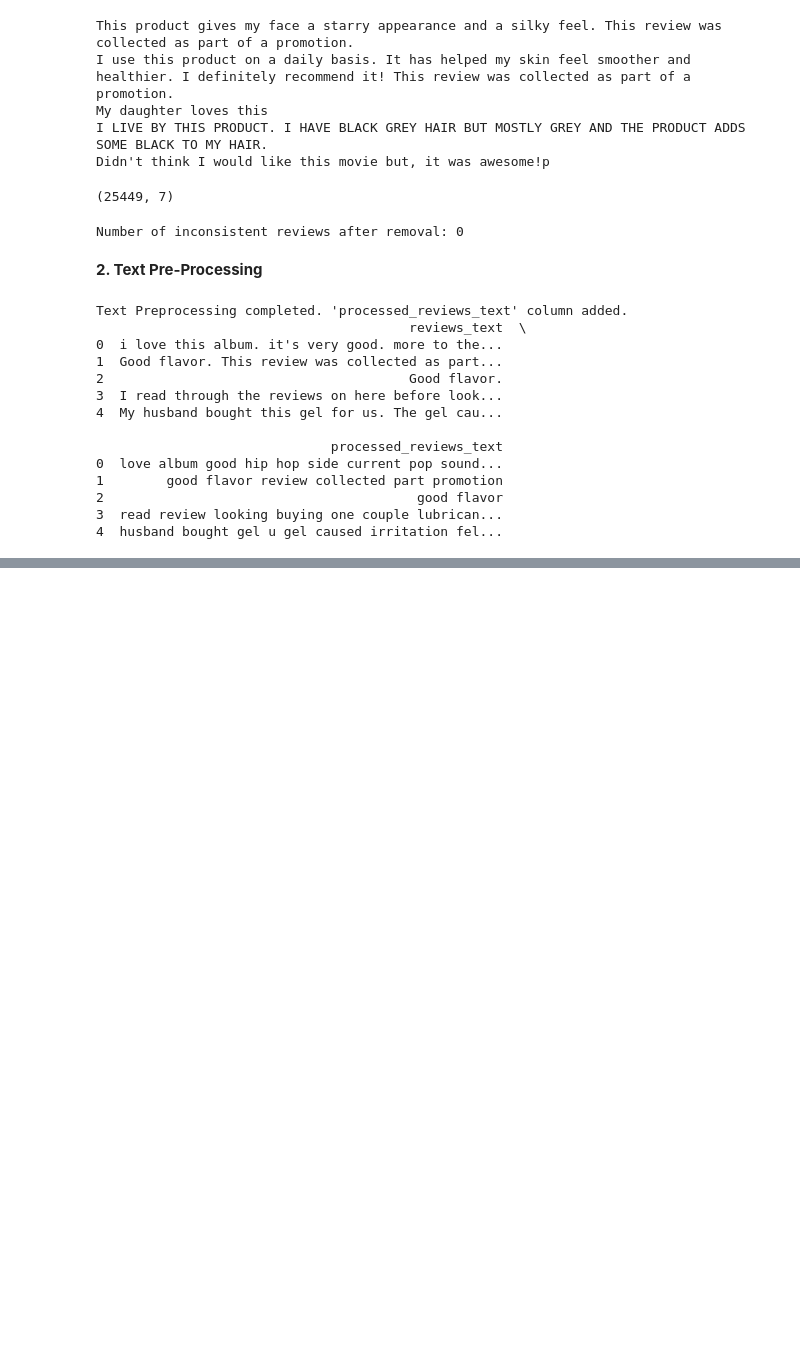
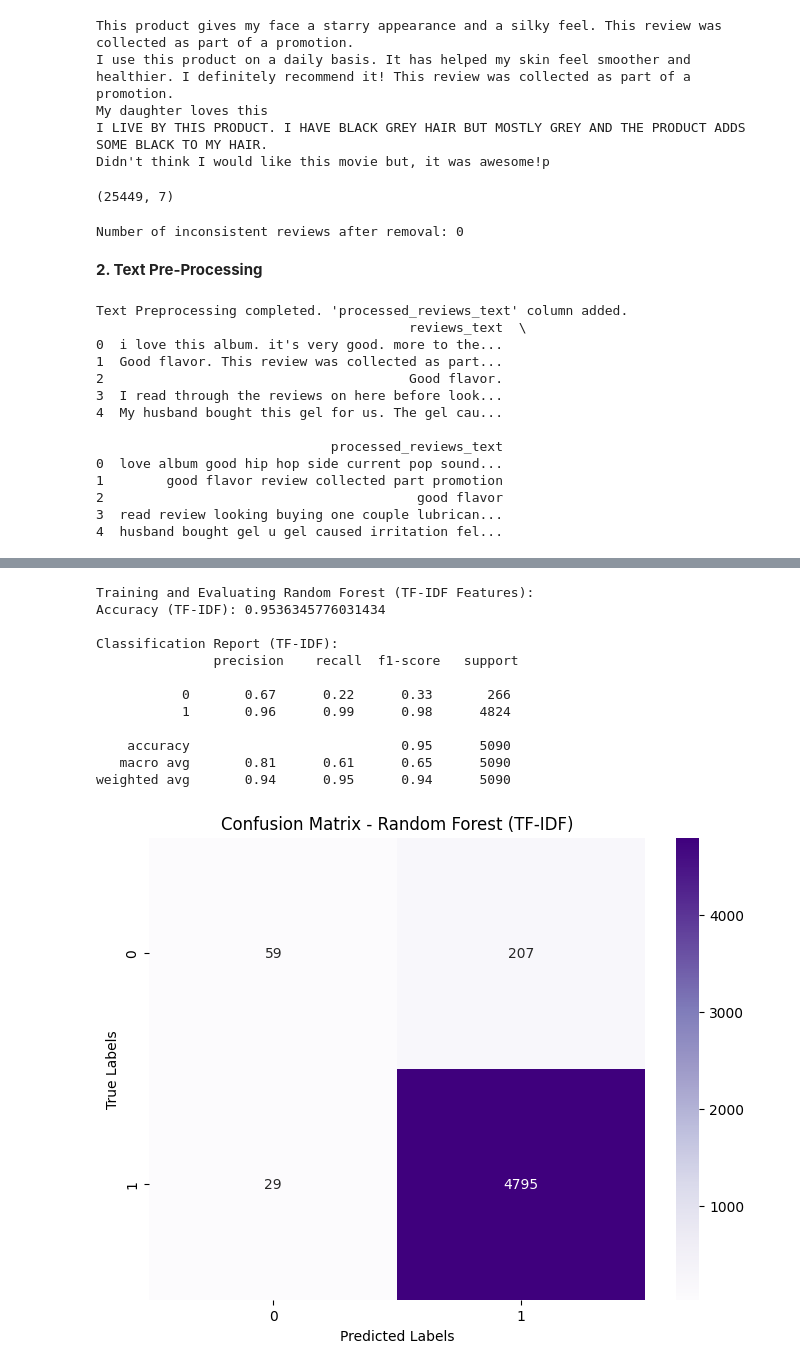
Before and after one commit to ayanmitra2021/GenAI_Capstone_Project, a Jupyter notebook: GenAI_Capstone_Project.ipynb, the cells around one changed output, grey strips where cells are left out. Saved outputs shown, nothing was run; the diff lists cells and outputs as text; code cells hidden in the pictures; blank space fills up the shorter version.

```diff
--- a/GenAI_Capstone_Project.ipynb
+++ b/GenAI_Capstone_Project.ipynb
@@ -388,0 +543,30 @@ extract_review_df.head()
+# %%
+# Training and Evaluate Random Forest (TF-IDF features)
+print("\nTraining and Evaluating Random Forest (TF-IDF Features):")
+rf_tfidf = RandomForestClassifier(random_state=42, class_weight='balanced')
+rf_tfidf.fit(X_train_tfidf, y_train)
+y_pred_rf_tfidf = rf_tfidf.predict(X_test_tfidf)
+
+print("Accuracy (TF-IDF):", accuracy_score(y_test, y_pred_rf_tfidf))
+print("\nClassification Report (TF-IDF):\n", classification_report(y_test, y_pred_rf_tfidf))
+cm_rf_tfidf = confusion_matrix(y_test, y_pred_rf_tfidf)
+plt.figure(figsize=(8, 6))
+sns.heatmap(cm_rf_tfidf, annot=True, fmt='d', cmap='Purples')
+plt.xlabel('Predicted Labels')
+plt.ylabel('True Labels')
+plt.title('Confusion Matrix - Random Forest (TF-IDF)')
+plt.show()
+# %% [output]
+Training and Evaluating Random Forest (TF-IDF Features):
+Accuracy (TF-IDF): 0.9536345776031434
+
+Classification Report (TF-IDF):
+               precision    recall  f1-score   support
+
+           0       0.67      0.22      0.33       266
+           1       0.96      0.99      0.98      4824
+
+    accuracy                           0.95      5090
+   macro avg       0.81      0.61      0.65      5090
+weighted avg       0.94      0.95      0.94      5090
+[figure, added]
```
Also changed, not shown: parts of 11 cells of this notebook.
